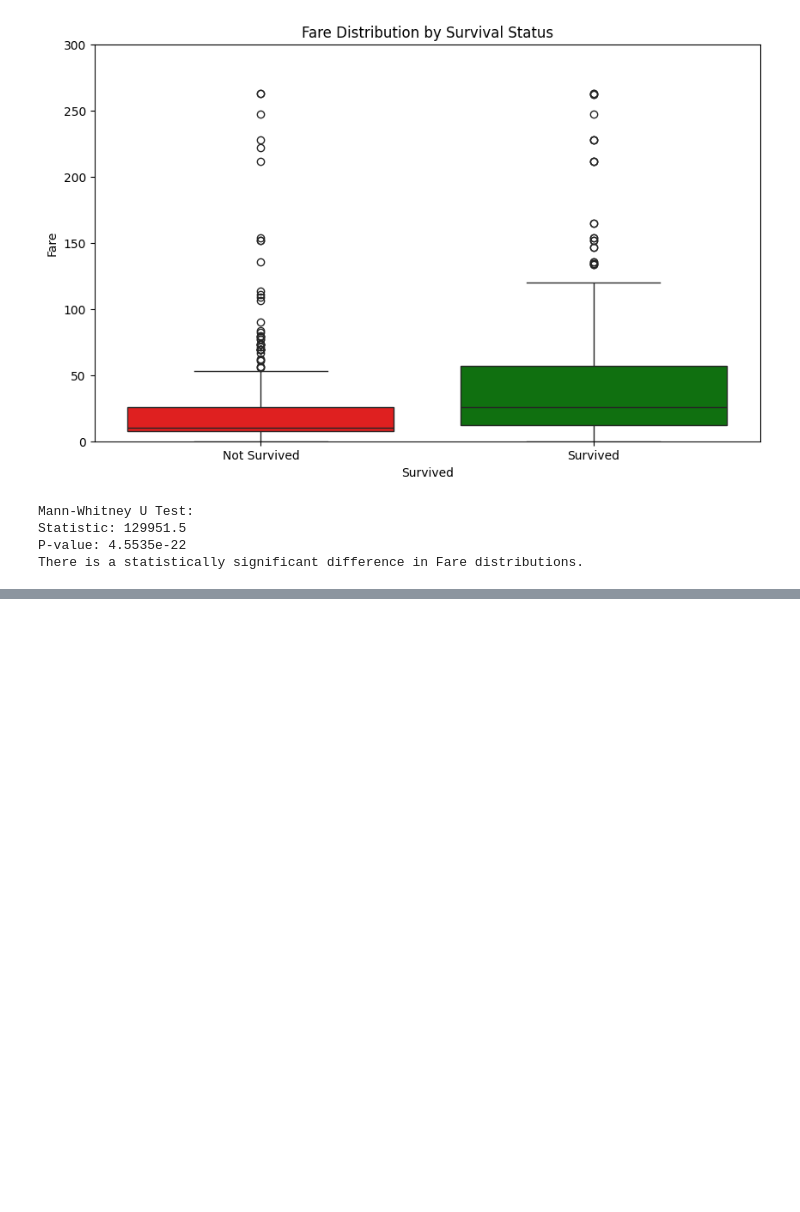
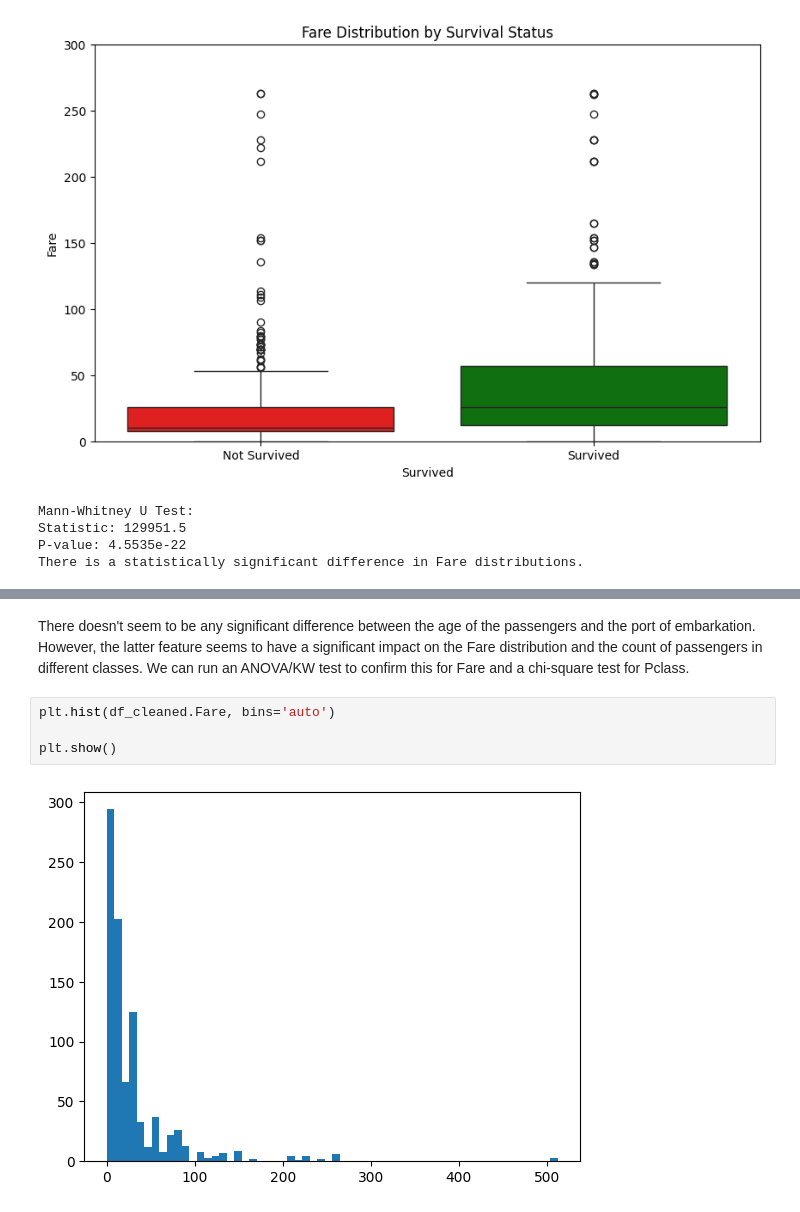
Before and after one commit to espoma/titanic-app, a Jupyter notebook: notebooks/eda.ipynb, the cells around one changed output, grey strips where cells are left out. Saved outputs shown, nothing was run; the diff lists cells and outputs as text; blank space fills up the shorter version.

```diff
--- a/notebooks/eda.ipynb
+++ b/notebooks/eda.ipynb
@@ -216,0 +262,8 @@ There is a statistically significant difference in Fare distributions.
+# %% [markdown]
+There doesn't seem to be any significant difference between the age of the passengers and the port of embarkation. However, the latter feature seems to have a significant impact on the Fare distribution and the count of passengers in different classes. We can run an ANOVA/KW test to confirm this for Fare and a chi-square test for Pclass.
+# %%
+plt.hist(df_cleaned.Fare, bins='auto')
+
+plt.show()
+# %% [output]
+[figure, added]
```
Also changed, not shown: parts of 32 cells of this notebook.
